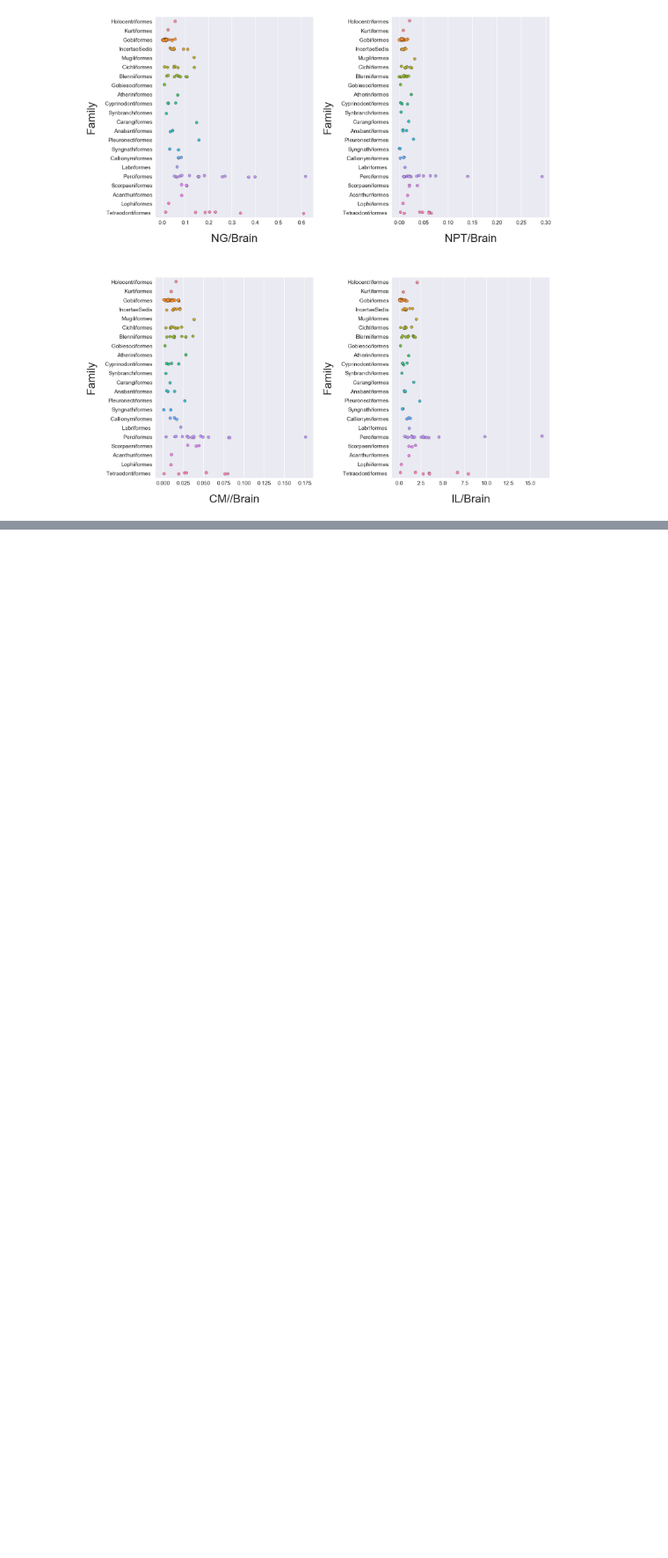
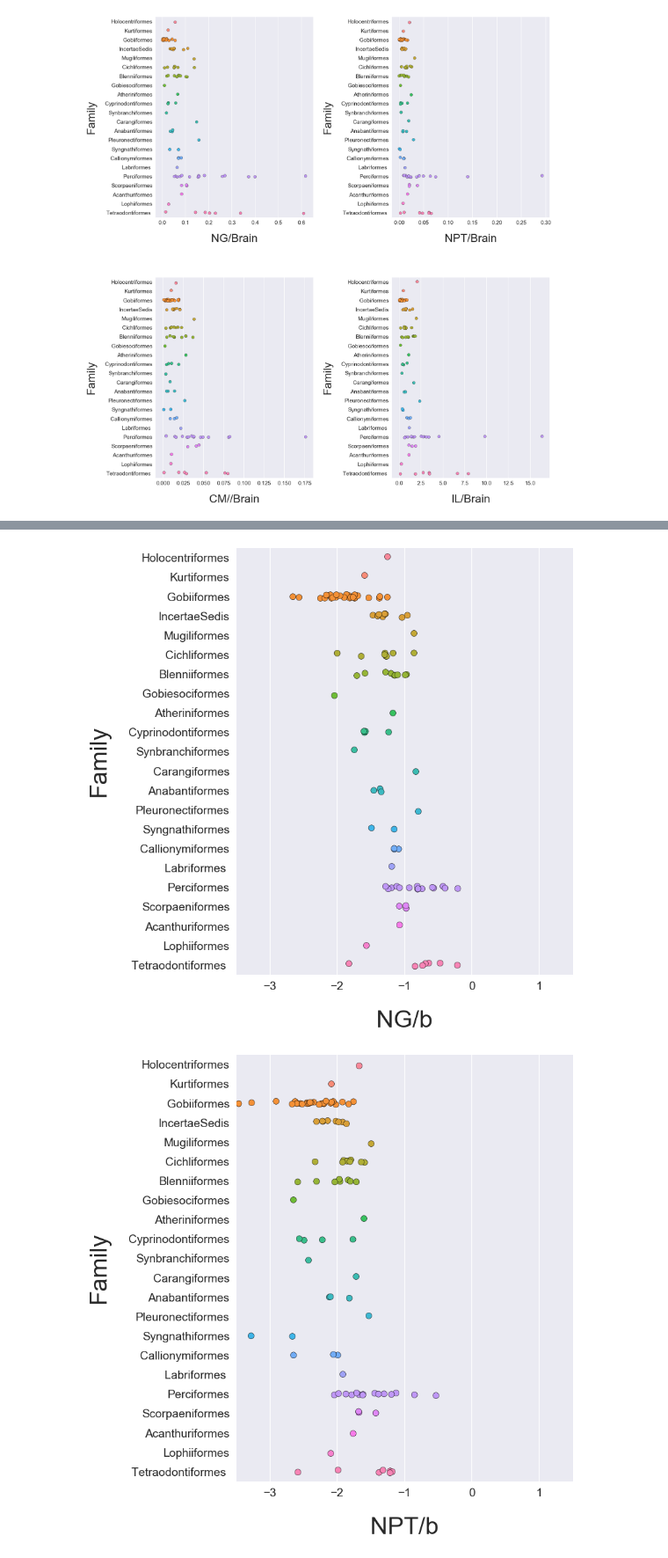
Before and after one commit to holmesjr42/Brain_morphology, a Jupyter notebook: brain_morphology_also_excel_import.ipynb, the cells around one changed output, grey strips where cells are left out. Shown at 88% size. Cells and saved outputs as stored; diff of their text form; code cells hidden in the pictures; blank space fills up the shorter version.

```diff
--- a/brain_morphology_also_excel_import.ipynb
+++ b/brain_morphology_also_excel_import.ipynb
@@ -282,0 +349,43 @@ plt.show()
+# %%
+#brain_ratio_log_for_saving
+plt.figure(figsize=(10,13))
+# plt.subplots_adjust(wspace=0.5, hspace=0.3)
+# boxeslogt1=boxeslogt.add_subplot(4,1,1)
+# boxeslogt2=boxeslogt.add_subplot(4,1,2)
+# boxeslogt3=boxeslogt.add_subplot(4,1,3)
+# boxeslogt4=boxeslogt.add_subplot(4,1,4)
+
+dflog= dfe.parse('snsd_log')
+sns.set_style('darkgrid')
+sns.set_context(context='poster',font_scale=1.2)#rc={'font.size':60.0,'axes.titlesize':60.0,'axes.labelsize':40.0})
+nglogt=sns.stripplot(x='NGb',y='Family',data=dflog,size=10,jitter=True, edgecolor="k",linewidth=0.5)
+nglogt.set_xlabel('NG/b',fontsize=40,labelpad=30)
+nglogt.set_ylabel('Family',fontsize=40,labelpad=30)
+nglogt.set(xlim=(-3.5,1.5))
+plt.show()
+plt.figure(figsize=(10,13))
+nptlogt=sns.stripplot(x='NPTb',y='Family',data=dflog,size=10,jitter=True, edgecolor="k",linewidth=0.5)
+nptlogt.set_xlabel('NPT/b',fontsize=40,labelpad=30)
+nptlogt.set_ylabel('Family',fontsize=40,labelpad=30)
+nptlogt.set(xlim=(-3.5,1.5))
+plt.show()
+plt.figure(figsize=(10,13))
+cmlogt=sns.stripplot(x='CMb',y='Family',data=dflog,size=10,jitter=True, edgecolor="k",linewidth=0.5)
+cmlogt.set_xlabel('CM/b',fontsize=40,labelpad=30)
+cmlogt.set_ylabel('Family',fontsize=40,labelpad=30)
+cmlogt.set(xlim=(-3.5,1.5))
+plt.show()
+plt.figure(figsize=(10,13))
+illogt=sns.stripplot(x='ILb',y='Family',data=dflog,size=10,jitter=True, edgecolor="k",linewidth=0.5)
+illogt.set_xlabel('IL/b',fontsize=40,labelpad=30)
+illogt.set_ylabel('Family',fontsize=40,labelpad=30)
+illogt.set(xlim=(-3.5,1.5))
+# npts.set(ylabel='',yticks=([]))
+plt.show()
+
+
+# try to save separate figures?
+# boxeslogt.savefig('boxeslogt1_figure.png',bbox_inches='tight')
+# %% [output]
+[figure, added]
+[figure, added]
```
Also changed, not shown: parts of 8 cells of this notebook, 1 other file.
